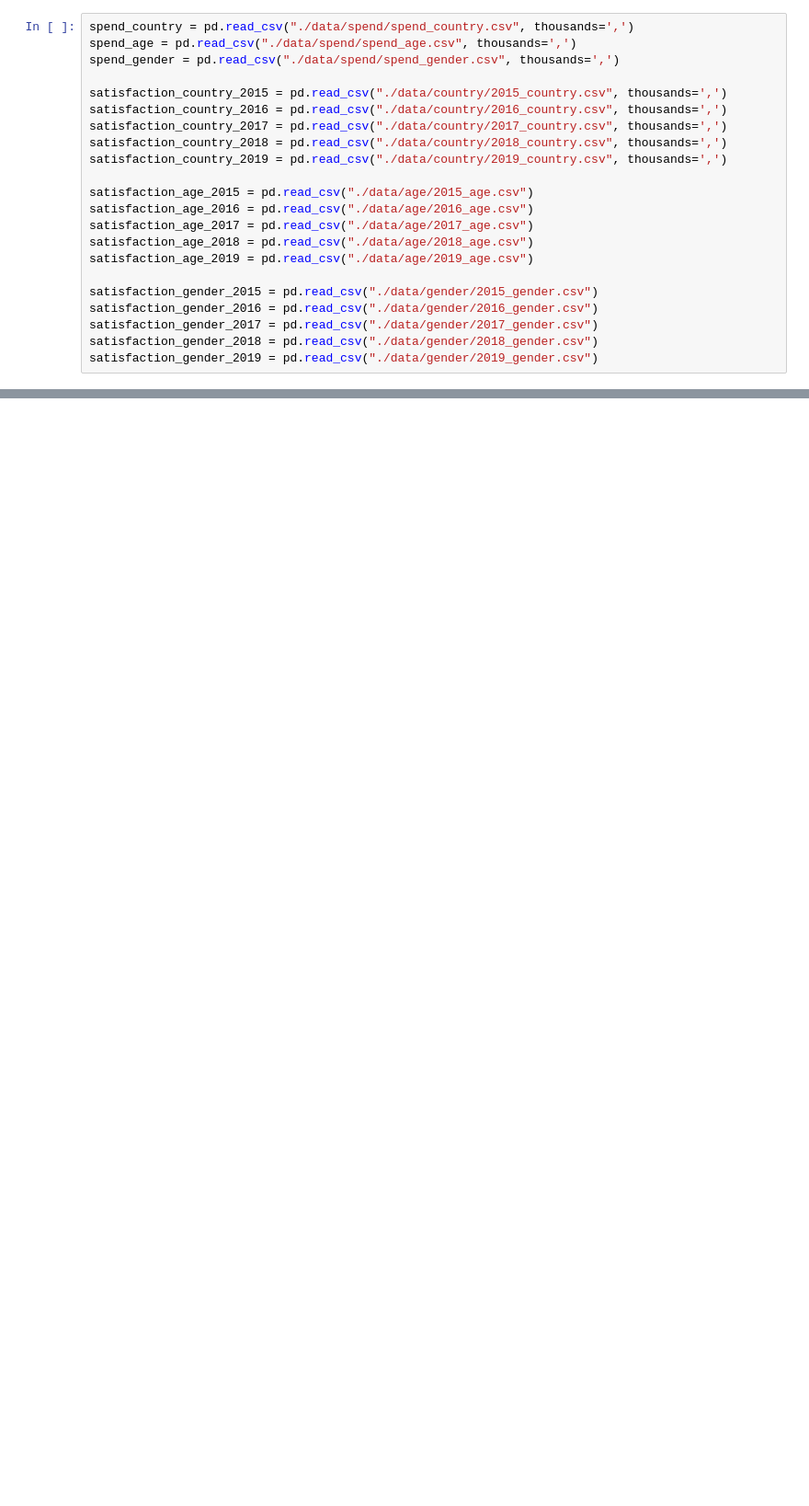
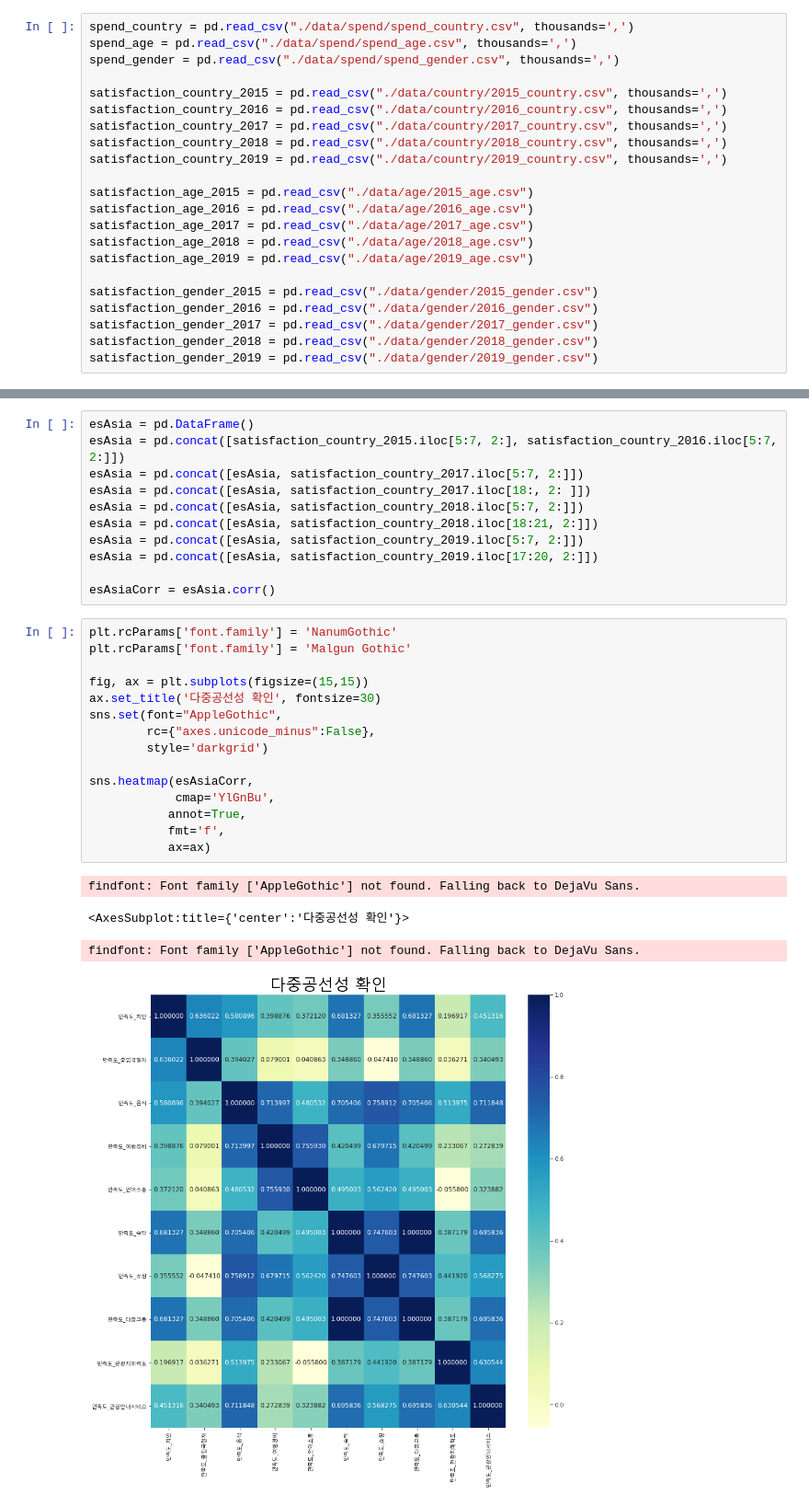
Before and after one commit to JoohyeonBaek/Tourists-visiting-Korea, a Jupyter notebook: jupyter notebook/spend.ipynb, the cells around one changed output, grey strips where cells are left out. Shown at 92% size. Cells and saved outputs as stored; diff of their text form; blank space fills up the shorter version.

```diff
--- a/jupyter notebook/spend.ipynb
+++ b/jupyter notebook/spend.ipynb
@@ -115,0 +122,31 @@ spend_gender
+# %%
+esAsia = pd.DataFrame()
+esAsia = pd.concat([satisfaction_country_2015.iloc[5:7, 2:], satisfaction_country_2016.iloc[5:7, 2:]])
+esAsia = pd.concat([esAsia, satisfaction_country_2017.iloc[5:7, 2:]])
+esAsia = pd.concat([esAsia, satisfaction_country_2017.iloc[18:, 2: ]])
+esAsia = pd.concat([esAsia, satisfaction_country_2018.iloc[5:7, 2:]])
+esAsia = pd.concat([esAsia, satisfaction_country_2018.iloc[18:21, 2:]])
+esAsia = pd.concat([esAsia, satisfaction_country_2019.iloc[5:7, 2:]])
+esAsia = pd.concat([esAsia, satisfaction_country_2019.iloc[17:20, 2:]])
+
+esAsiaCorr = esAsia.corr()
+# %%
+plt.rcParams['font.family'] = 'NanumGothic'
+plt.rcParams['font.family'] = 'Malgun Gothic'
+
+fig, ax = plt.subplots(figsize=(15,15))
+ax.set_title('다중공선성 확인', fontsize=30)
+sns.set(font="AppleGothic",
+        rc={"axes.unicode_minus":False},
+        style='darkgrid')
+
+sns.heatmap(esAsiaCorr,
+            cmap='YlGnBu',
+           annot=True,
+           fmt='f',
+           ax=ax)
+# %% [output]
+findfont: Font family ['AppleGothic'] not found. Falling back to DejaVu Sans.
+<AxesSubplot:title={'center':'다중공선성 확인'}>
+findfont: Font family ['AppleGothic'] not found. Falling back to DejaVu Sans.
+[figure, added]
```
Also changed, not shown: parts of 15 cells of this notebook, 1 other file.
